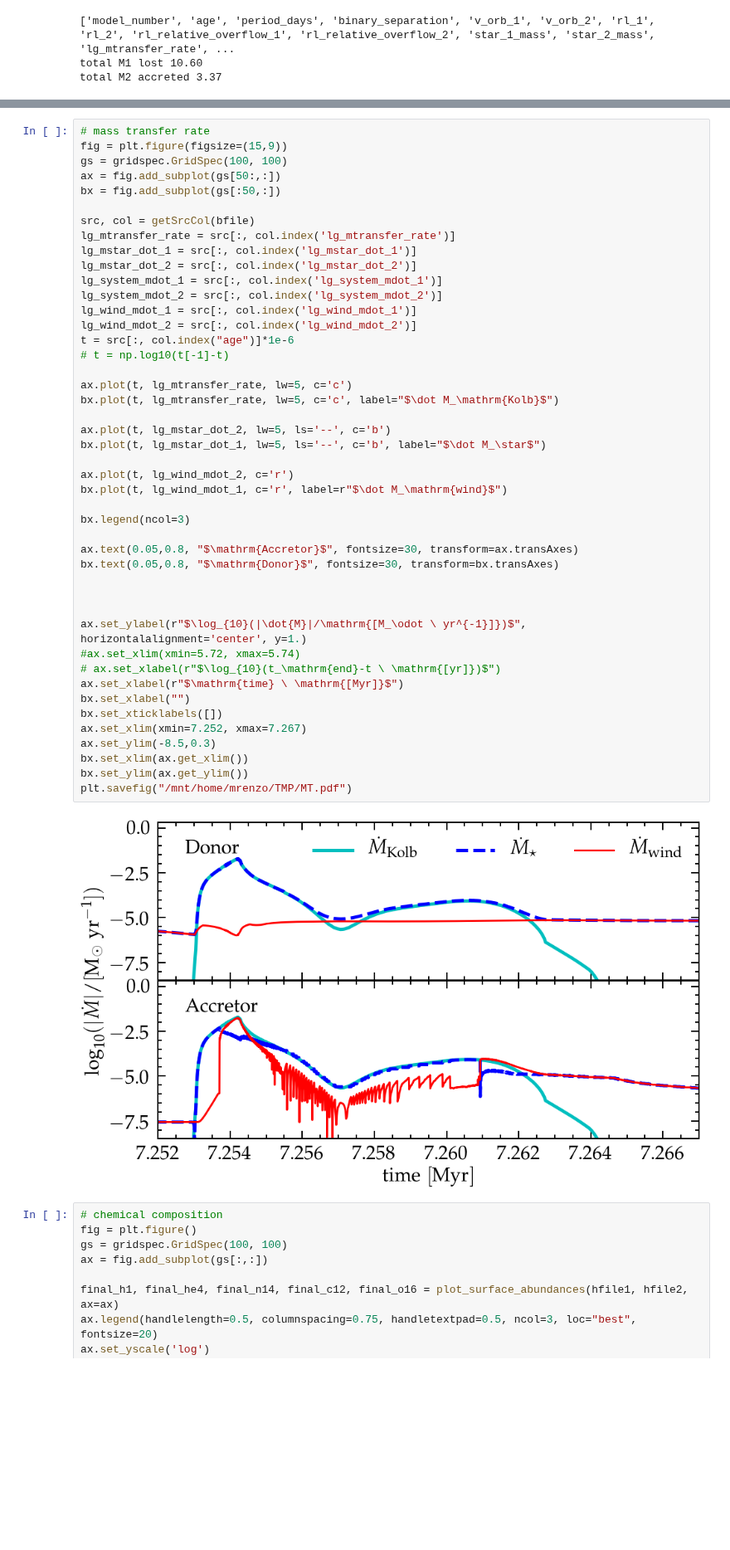
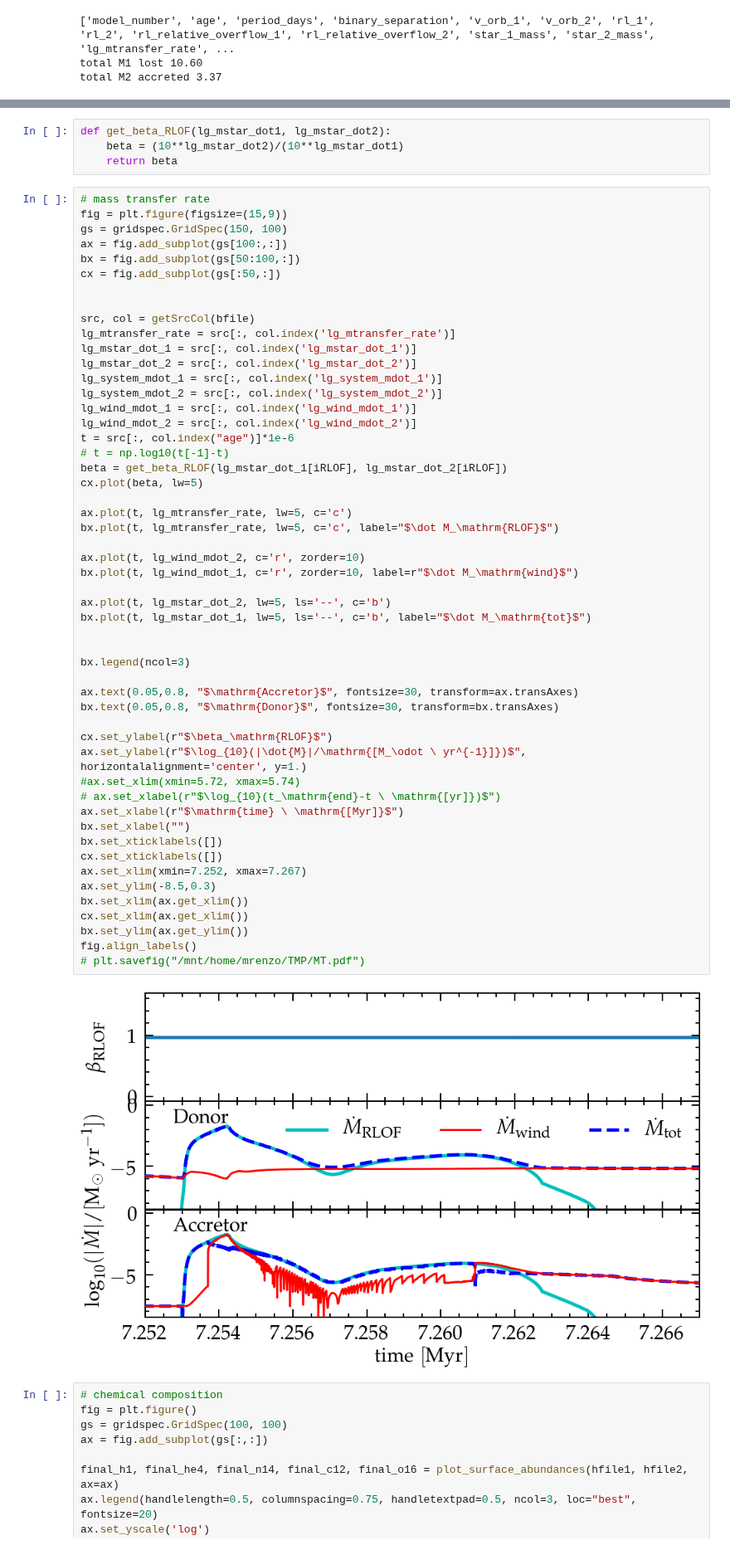
Before and after one commit to mathren/zeta_oph, a Jupyter notebook: notebooks/Best_model.ipynb, the cells around one changed output, grey strips where cells are left out. Shown at 83% size. Cells and saved outputs as stored; diff of their text form; blank space fills up the shorter version.

```diff
--- a/notebooks/Best_model.ipynb
+++ b/notebooks/Best_model.ipynb
@@ -282,50 +284,61 @@ fig.align_labels()
+# %%
+def get_beta_RLOF(lg_mstar_dot1, lg_mstar_dot2):
+    beta = (10**lg_mstar_dot2)/(10**lg_mstar_dot1)
+    return beta
 # %%
 # mass transfer rate
 fig = plt.figure(figsize=(15,9))
-gs = gridspec.GridSpec(100, 100)
-ax = fig.add_subplot(gs[50:,:])
-bx = fig.add_subplot(gs[:50,:])
+gs = gridspec.GridSpec(150, 100)
+ax = fig.add_subplot(gs[100:,:])
+bx = fig.add_subplot(gs[50:100,:])
+cx = fig.add_subplot(gs[:50,:])
+
 
 src, col = getSrcCol(bfile)
 lg_mtransfer_rate = src[:, col.index('lg_mtransfer_rate')]
 lg_mstar_dot_1 = src[:, col.index('lg_mstar_dot_1')]
 lg_mstar_dot_2 = src[:, col.index('lg_mstar_dot_2')]
 lg_system_mdot_1 = src[:, col.index('lg_system_mdot_1')]
 lg_system_mdot_2 = src[:, col.index('lg_system_mdot_2')]
 lg_wind_mdot_1 = src[:, col.index('lg_wind_mdot_1')]
 lg_wind_mdot_2 = src[:, col.index('lg_wind_mdot_2')]
 t = src[:, col.index("age")]*1e-6
 # t = np.log10(t[-1]-t)
+beta = get_beta_RLOF(lg_mstar_dot_1[iRLOF], lg_mstar_dot_2[iRLOF])
+cx.plot(beta, lw=5)
 
 ax.plot(t, lg_mtransfer_rate, lw=5, c='c')
-bx.plot(t, lg_mtransfer_rate, lw=5, c='c', label="$\dot M_\mathrm{Kolb}$")
+bx.plot(t, lg_mtransfer_rate, lw=5, c='c', label="$\dot M_\mathrm{RLOF}$")
+
+ax.plot(t, lg_wind_mdot_2, c='r', zorder=10)
+bx.plot(t, lg_wind_mdot_1, c='r', zorder=10, label=r"$\dot M_\mathrm{wind}$")
 
 ax.plot(t, lg_mstar_dot_2, lw=5, ls='--', c='b')
-bx.plot(t, lg_mstar_dot_1, lw=5, ls='--', c='b', label="$\dot M_\star$")
+bx.plot(t, lg_mstar_dot_1, lw=5, ls='--', c='b', label="$\dot M_\mathrm{tot}$")
 
-ax.plot(t, lg_wind_mdot_2, c='r')
-bx.plot(t, lg_wind_mdot_1, c='r', label=r"$\dot M_\mathrm{wind}$")
 
 bx.legend(ncol=3)
 
 ax.text(0.05,0.8, "$\mathrm{Accretor}$", fontsize=30, transform=ax.transAxes)
 bx.text(0.05,0.8, "$\mathrm{Donor}$", fontsize=30, transform=bx.transAxes)
 
-
-
+cx.set_ylabel(r"$\beta_\mathrm{RLOF}$")
 ax.set_ylabel(r"$\log_{10}(|\dot{M}|/\mathrm{[M_\odot \ yr^{-1}]})$",  horizontalalignment='center', y=1.)
 #ax.set_xlim(xmin=5.72, xmax=5.74)
 # ax.set_xlabel(r"$\log_{10}(t_\mathrm{end}-t \ \mathrm{[yr]})$")
 ax.set_xlabel(r"$\mathrm{time} \ \mathrm{[Myr]}$")
 bx.set_xlabel("")
 bx.set_xticklabels([])
+cx.set_xticklabels([])
 ax.set_xlim(xmin=7.252, xmax=7.267)
 ax.set_ylim(-8.5,0.3)
 bx.set_xlim(ax.get_xlim())
+cx.set_xlim(ax.get_xlim())
 bx.set_ylim(ax.get_ylim())
-plt.savefig("/mnt/home/mrenzo/TMP/MT.pdf")
+fig.align_labels()
+# plt.savefig("/mnt/home/mrenzo/TMP/MT.pdf")
 # %% [output]
-[figure, old version]
+[figure, new version]
 # %%
 # chemical composition
 fig = plt.figure()
```
Also changed, not shown: parts of 1 cell of this notebook, 2 other files.
